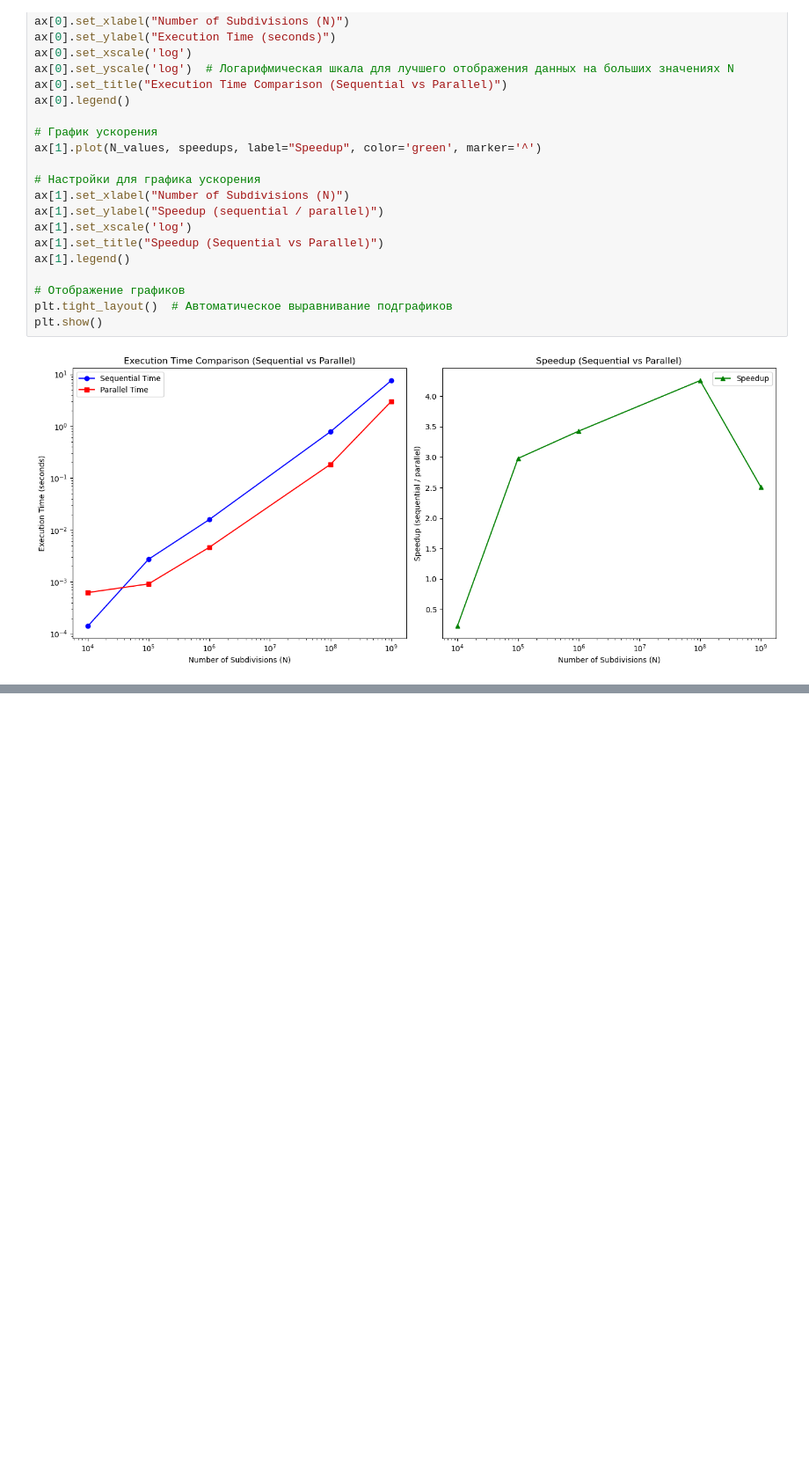
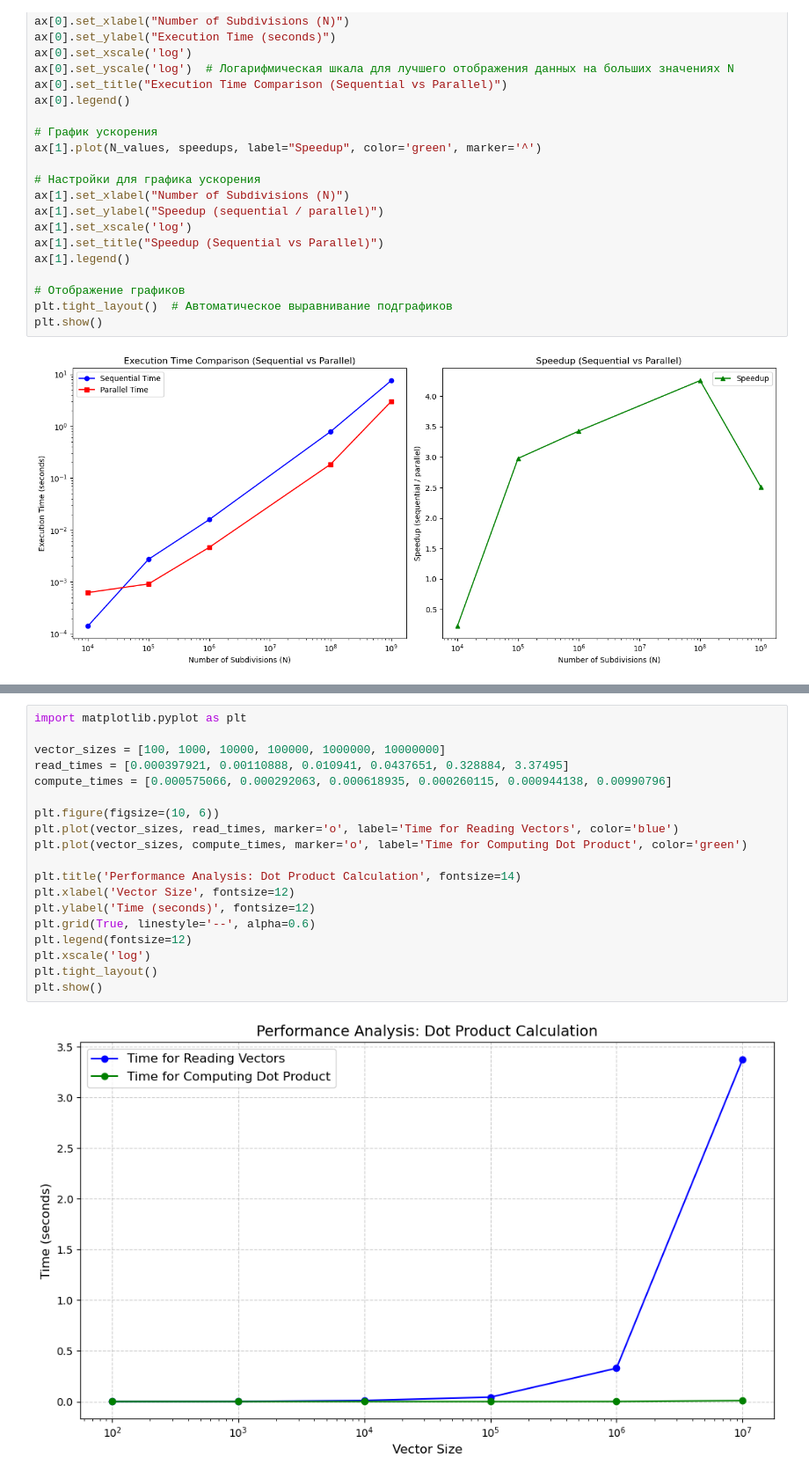
Before and after one commit to tmaxell/openmp_tasks, a Jupyter notebook: graphs/graph.ipynb, the cells around one changed output, grey strips where cells are left out. Shown at 88% size. Cells and saved outputs as stored; diff of their text form; blank space fills up the shorter version.

```diff
--- a/graphs/graph.ipynb
+++ b/graphs/graph.ipynb
@@ -151,0 +241,21 @@ plt.show()
+# %%
+import matplotlib.pyplot as plt
+
+vector_sizes = [100, 1000, 10000, 100000, 1000000, 10000000]
+read_times = [0.000397921, 0.00110888, 0.010941, 0.0437651, 0.328884, 3.37495]
+compute_times = [0.000575066, 0.000292063, 0.000618935, 0.000260115, 0.000944138, 0.00990796]
+
+plt.figure(figsize=(10, 6))
+plt.plot(vector_sizes, read_times, marker='o', label='Time for Reading Vectors', color='blue')
+plt.plot(vector_sizes, compute_times, marker='o', label='Time for Computing Dot Product', color='green')
+
+plt.title('Performance Analysis: Dot Product Calculation', fontsize=14)
+plt.xlabel('Vector Size', fontsize=12)
+plt.ylabel('Time (seconds)', fontsize=12)
+plt.grid(True, linestyle='--', alpha=0.6)
+plt.legend(fontsize=12)
+plt.xscale('log')
+plt.tight_layout()
+plt.show()
+# %% [output]
+[figure, added]
```
Also changed, not shown: parts of 5 cells of this notebook.
